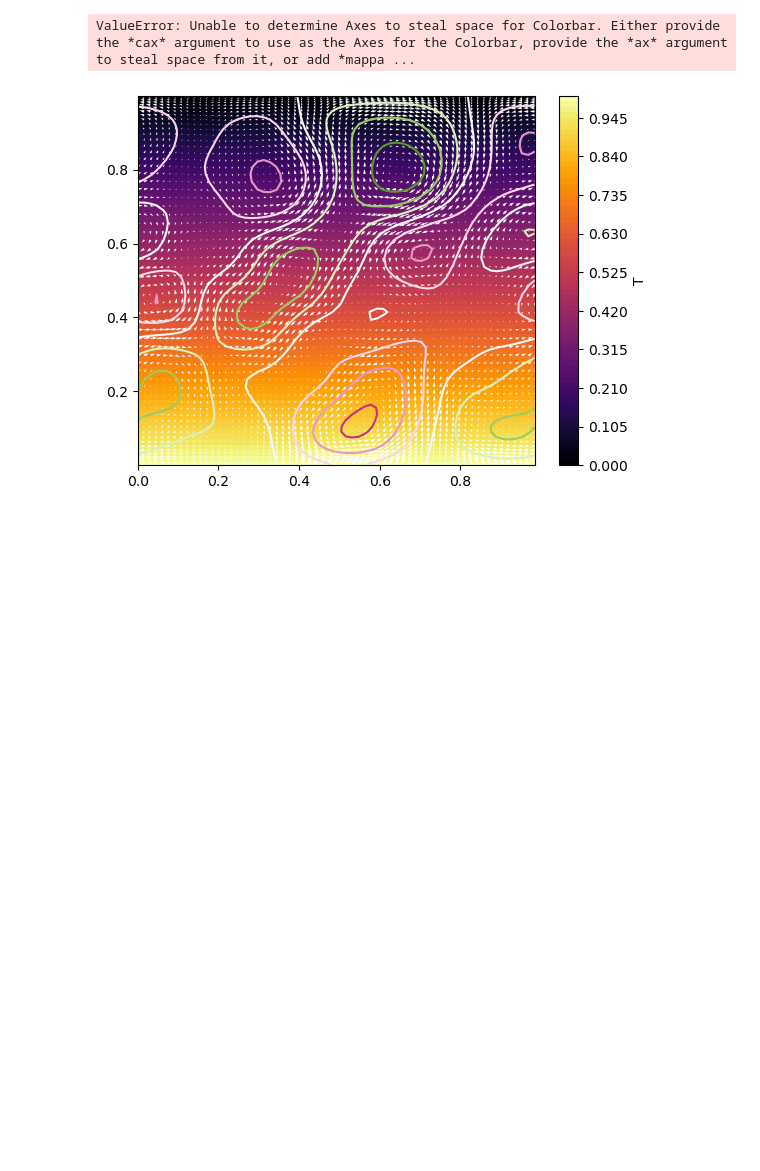
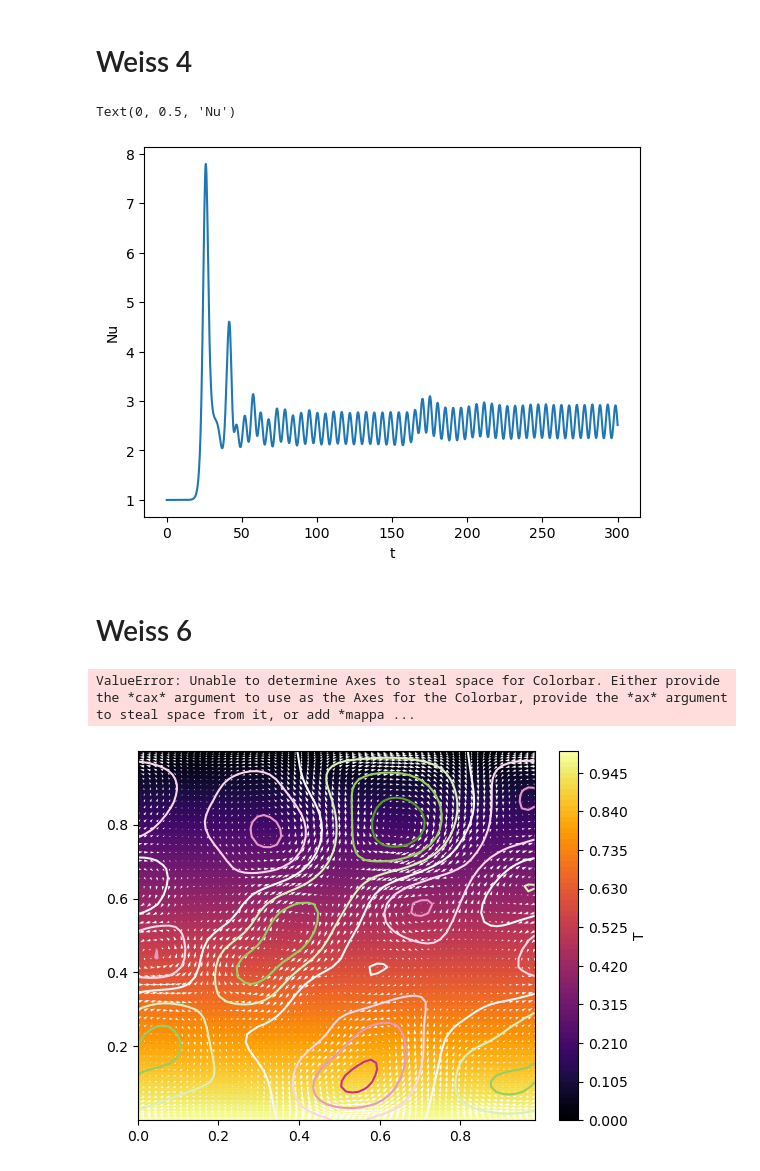
Before and after one commit to tj294/2D_MHD, a Jupyter notebook: mhd_analysis.ipynb, the cells around one changed output. Saved outputs shown, nothing was run; the diff lists cells and outputs as text; code cells hidden in the pictures; blank space fills up the shorter version.

```diff
--- a/mhd_analysis.ipynb
+++ b/mhd_analysis.ipynb
@@ -10,3 +67,19 @@ import imageio.v3 as iio3
+# %% [markdown]
+# Weiss 4
+# %%
+direc = Path('data/no-slip/Weiss4')
+with h5.File(direc.joinpath('Q3125/analysis/analysis_s1.h5'), 'r') as f:
+    time = np.array(f['tasks']['Nusselt'].dims[0]['sim_time'])
+    Nu = np.array(f['tasks']['Nusselt'])[:, 0, 0]
+
+plt.plot(time, Nu)
+plt.xlabel('t')
+plt.ylabel('Nu')
+# %% [output]
+Text(0, 0.5, 'Nu')
+[figure, added]
+# %% [markdown]
+# Weiss 6
 # %%
 direc = Path('data/Q1e3/1.5e4/')
 outpath = direc.joinpath('images/')
```
Also changed, not shown: parts of 5 cells of this notebook.
